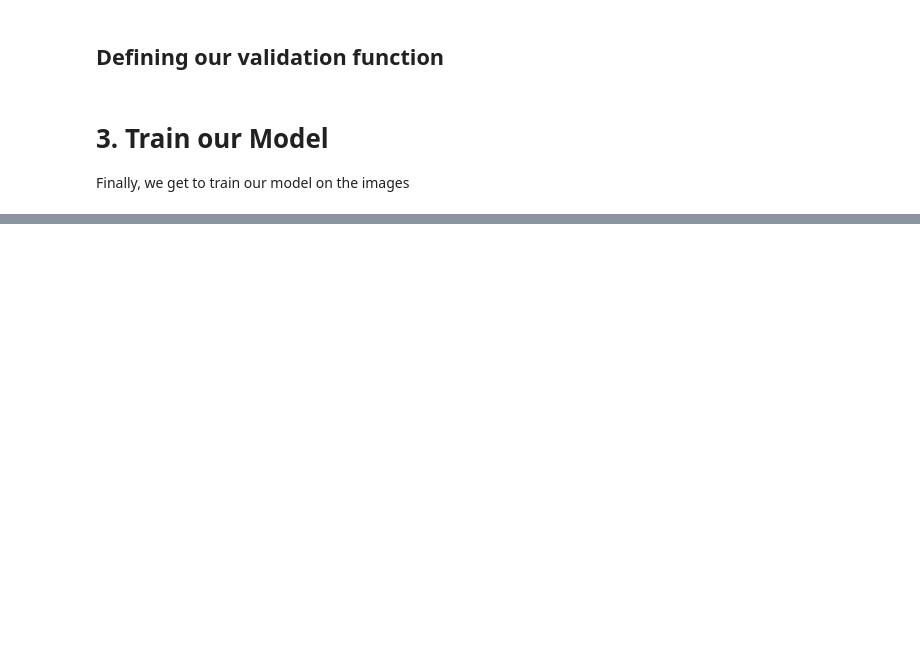
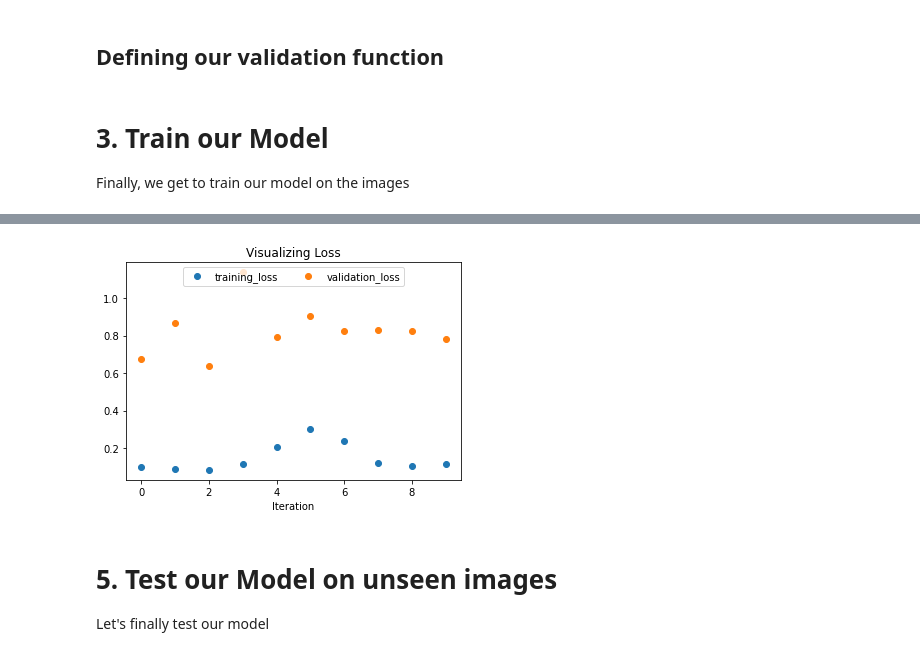
Before and after one commit to asharalam11/LaneNet, a Jupyter notebook: notebooks/LaneNet.ipynb, the cells around one changed output, grey strips where cells are left out. Saved outputs shown, nothing was run; the diff lists cells and outputs as text; code cells hidden in the pictures; blank space fills up the shorter version.

```diff
--- a/notebooks/LaneNet.ipynb
+++ b/notebooks/LaneNet.ipynb
@@ -184,7 +228,7 @@ Downloading: "https://download.pytorch.org/models/vgg16_bn-6c64b313.pth" to /roo
 # %% [markdown]
 ## Defining our train function
 # %%
-def train(epoch):
+def train(epoch, train_loss_history):
     print("Train Epoch: {}".format(epoch))
     net.train()
     train_loss = 0
@@ -214,6 +258,7 @@ def train(epoch):
         progressbar.set_description("batch loss: {:.3f}".format(loss.item()))
         progressbar.update(1)
 
+        train_loss_history.append(train_loss)
         lr = optimizer.param_groups[0]['lr']
 
         # Command center later
@@ -244,7 +289,7 @@ def train(epoch):
 # %% [markdown]
 ## Defining our validation function
 # %%
-def val(epoch):
+def val(epoch, validation_loss_history):
     global best_val_loss
 
     print("Val Epoch: {}".format(epoch))
@@ -262,6 +307,8 @@ def val(epoch):
             exist = sample['exist'].to(device)
 
             seg_pred, exist_pred, loss_seg, loss_exist, loss = net(img, segLabel, exist)
+
+
             if isinstance(net, torch.nn.DataParallel):
                 loss_seg = loss_seg.sum()
                 loss_exist = loss_exist.sum()
@@ -294,6 +341,7 @@ def val(epoch):
                     origin_imgs.append(lane_img)
                 #tensorboard.image_summary("img_{}".format(batch_idx), origin_imgs, epoch)
 
+            val_loss_history.append(loss.item())
             val_loss += loss.item()
             val_loss_seg += loss_seg.item()
             val_loss_exist += loss_exist.item()
@@ -324,13 +372,15 @@ Finally, we get to train our model on the images
 # Let's start training
 start_epoch = 0
 
-exp_cfg['MAX_EPOCHES'] = int(np.ceil(exp_cfg['lr_scheduler']['max_iter'] / len(train_loader)))
+train_loss_history = []
+val_loss_history = []
+#exp_cfg['MAX_EPOCHES'] = int(np.ceil(exp_cfg['lr_scheduler']['max_iter'] / len(train_loader)))
 for epoch in range(start_epoch, exp_cfg['MAX_EPOCHES']):
-    train(epoch)
+    train(epoch, train_loss_history)
     if epoch % 1 == 0:
         print("\nValidation For Experiment: ", exp_dir)
         print(time.strftime('%H:%M:%S', time.localtime()))
-        val(epoch)
+        val(epoch, val_loss_history)
 # %% [output]
 Train Epoch: 0
 model is saved: /content/drive/My Drive/cs231n/Project/0/0.pth
@@ -371,0 +444,17 @@ Val Epoch: 3
+# %%
+# Visualizing the loss
+#print(train_loss_history)
+#print(val_loss_history)
+
+plt.title('Visualizing Loss')
+plt.plot(train_loss_history, 'o', label="training_loss")
+plt.plot(val_loss_history, 'o', label="validation_loss")
+plt.xlabel('Iteration')
+plt.legend(loc='upper center', ncol=4)
+plt.show()
+# %% [output]
+[figure, added]
+# %% [markdown]
+# __5. Test our Model on unseen images__
+
+Let's finally test our model
```
Also changed, not shown: parts of 6 cells of this notebook, 1 other file.
